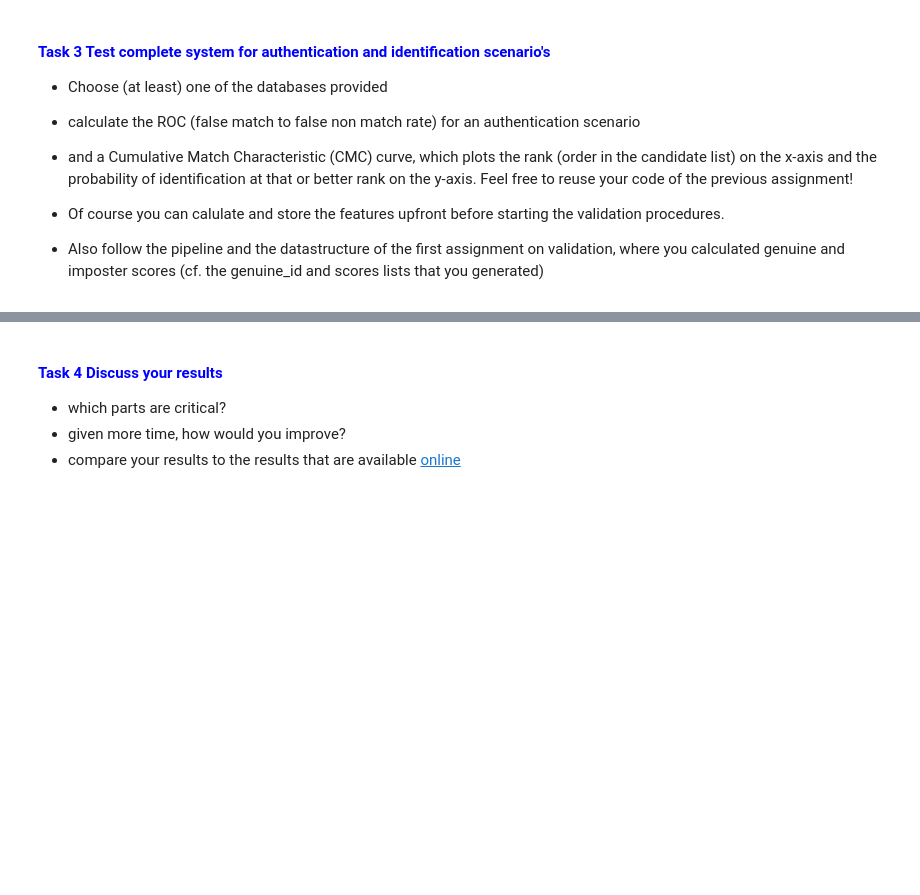
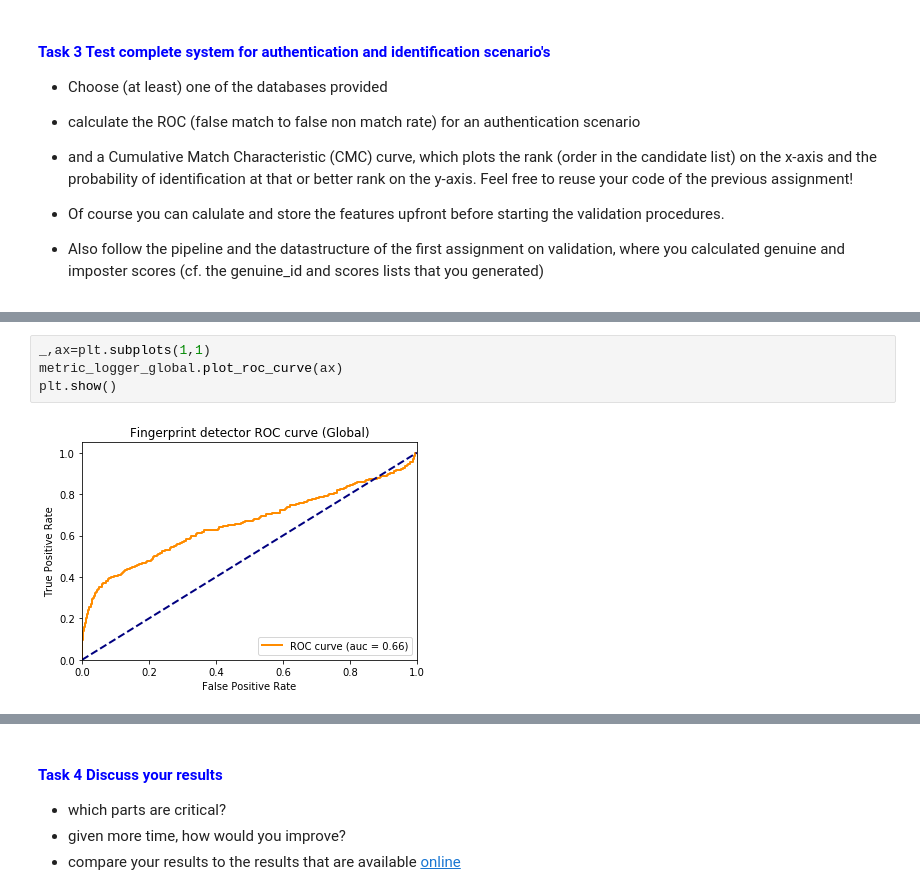
Before and after one commit to JesusGarciaRamirez/Biometrics, a Jupyter notebook: Assigment2/assignment_2.ipynb, the cells around one changed output, grey strips where cells are left out. Saved outputs shown, nothing was run; the diff lists cells and outputs as text; blank space fills up the shorter version.

```diff
--- a/Assigment2/assignment_2.ipynb
+++ b/Assigment2/assignment_2.ipynb
@@ -582,0 +785,6 @@ Define and test different matching functions that make use of these two-level fe
+# %%
+_,ax=plt.subplots(1,1)
+metric_logger_global.plot_roc_curve(ax)
+plt.show()
+# %% [output]
+[figure, added]
```
Also changed, not shown: parts of 12 cells of this notebook, 1 other file.
